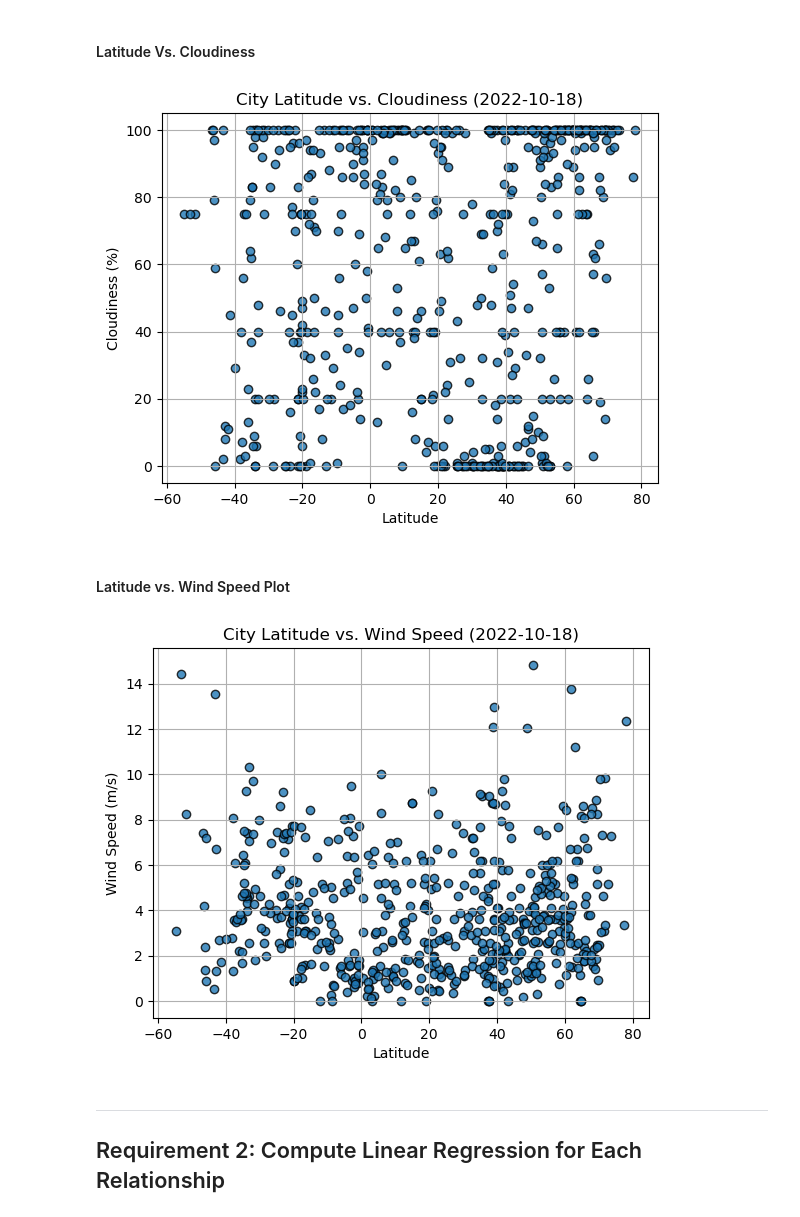
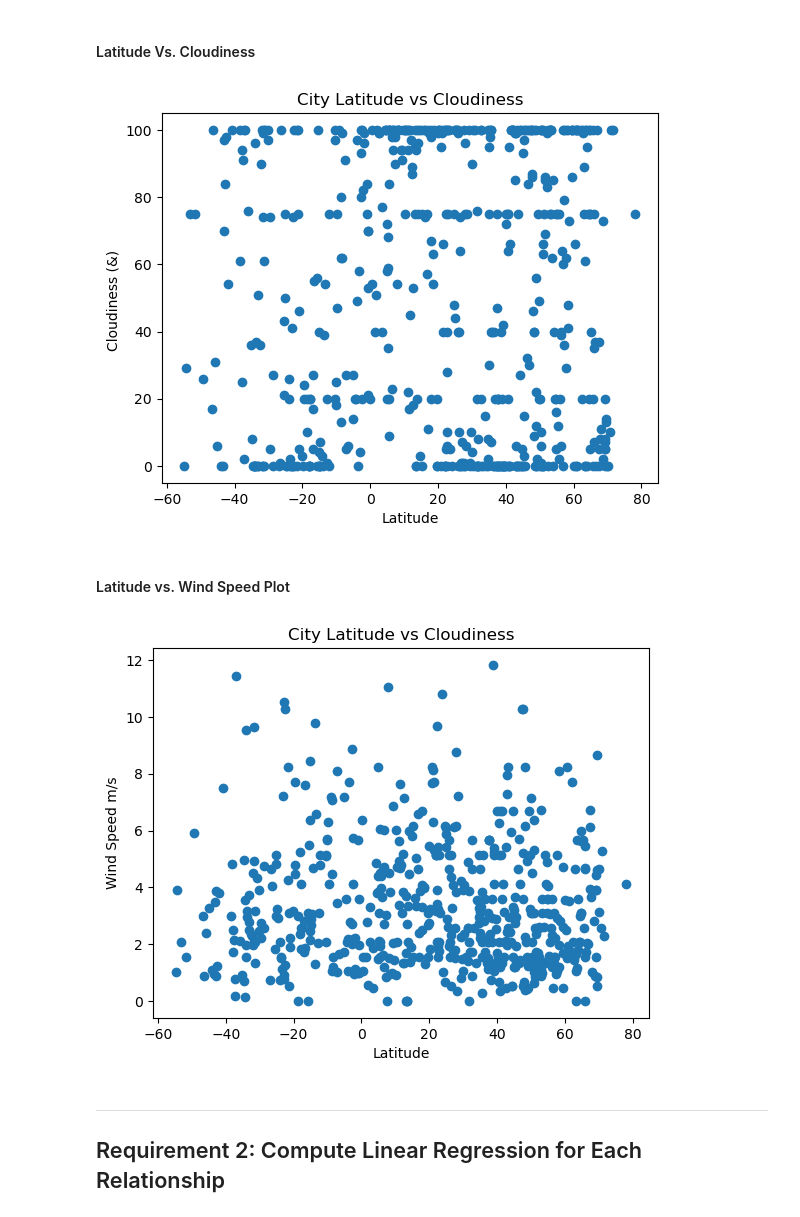
Before and after one commit to kkeegan333/python-api-challenge, a Jupyter notebook: WeatherPy.ipynb, the cells around one changed output. Cells and saved outputs as stored; diff of their text form; code cells hidden in the pictures.

```diff
--- a/WeatherPy.ipynb
+++ b/WeatherPy.ipynb
@@ -164,6 +177,6 @@ city_data_df.to_csv("output_data/cities.csv", index_label="City_ID")
 # %%
 # Read saved data
-city_data_df = pd.read_csv("output_data/cities.csv", index_col="City_ID")
+city_data_df = pd.read_csv("cities.csv", index_col="City_ID")
 
 # Display sample data
 city_data_df.head()
@@ -212,35 +231,41 @@ plt.show()
 # %% [markdown]
 #### Latitude Vs. Cloudiness
 # %%
-# Build the scatter plots for latitude vs. cloudiness
-# YOUR CODE HERE
+# Build scatter plot for latitude vs. temperature
+plt.scatter(city_data_df['Lat'], city_data_df['Cloudiness'], marker = 'o')
 
 # Incorporate the other graph properties
-# YOUR CODE HERE
+plt.title("City Latitude vs Cloudiness")
+plt.ylabel("Cloudiness (&) ")
+plt.xlabel("Latitude")
+
 
 # Save the figure
-plt.savefig("output_data/Fig3.png")
+plt.savefig("Fig1.png")
 
 # Show plot
 plt.show()
 # %% [output]
-[figure, old version]
+[figure, new version]
 # %% [markdown]
 #### Latitude vs. Wind Speed Plot
 # %%
-# Build the scatter plots for latitude vs. wind speed
-# YOUR CODE HERE
+# Build scatter plot for latitude vs. temperature
+plt.scatter(city_data_df['Lat'], city_data_df['Wind Speed'], marker = 'o')
 
 # Incorporate the other graph properties
-# YOUR CODE HERE
+plt.title("City Latitude vs Cloudiness")
+plt.ylabel("Wind Speed m/s")
+plt.xlabel("Latitude")
+
 
 # Save the figure
-plt.savefig("output_data/Fig4.png")
+plt.savefig("Fig1.png")
 
 # Show plot
 plt.show()
 # %% [output]
-[figure, old version]
+[figure, new version]
 # %% [markdown]
 ---
 
```
Also changed, not shown: parts of 18 cells of this notebook, 1 other file.
